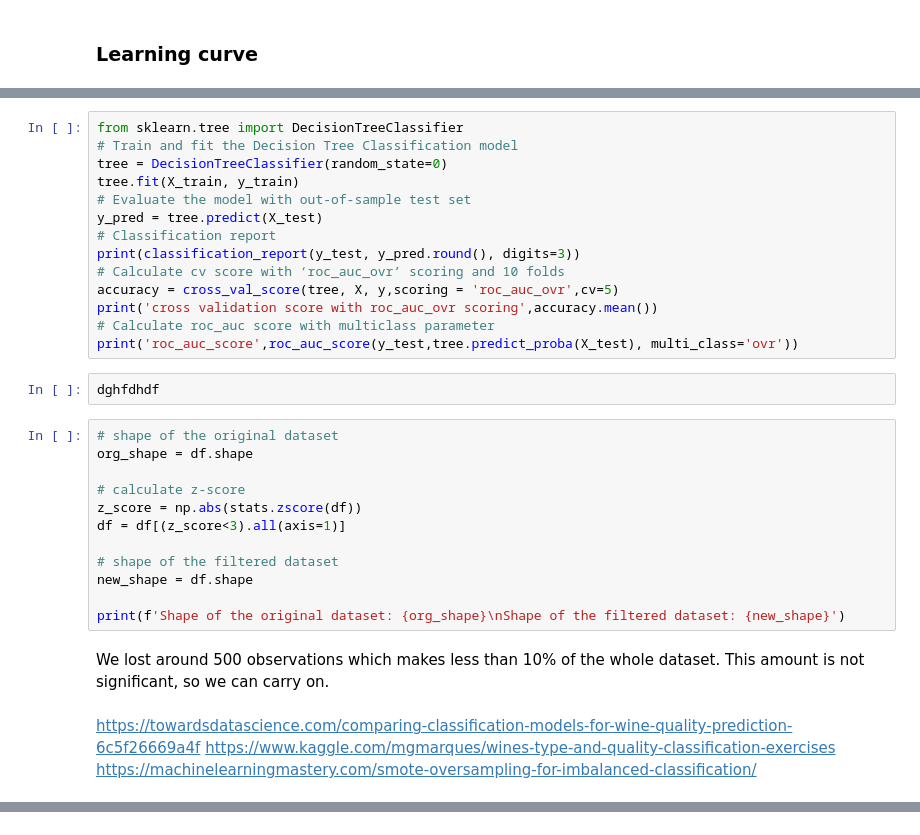
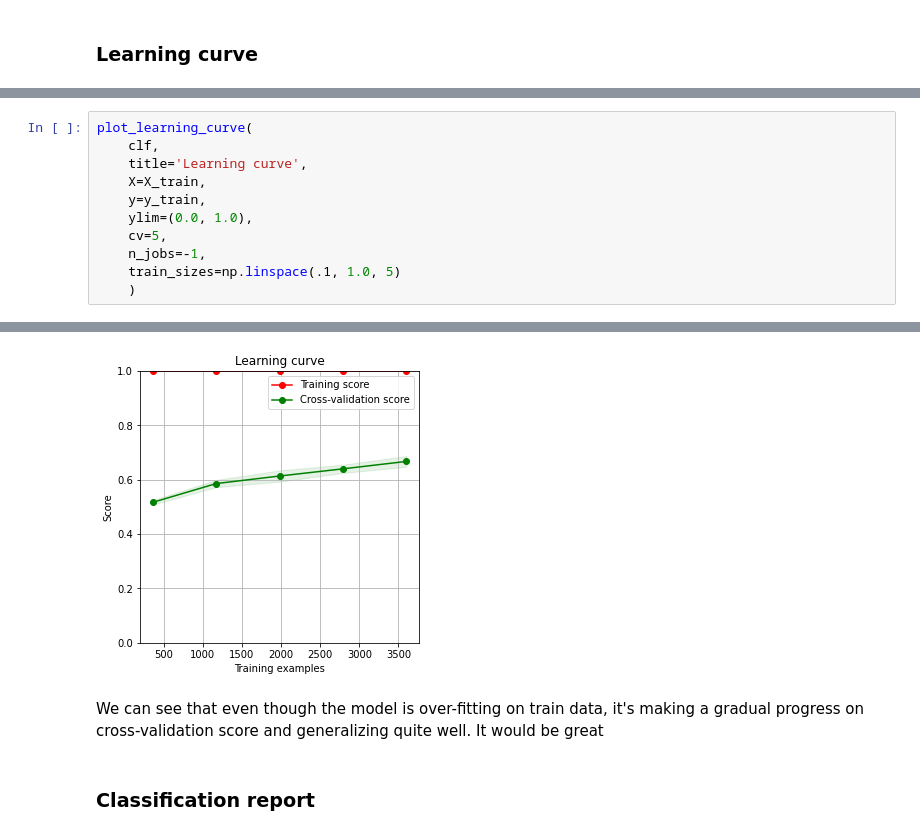
Before and after one commit to adamsiemaszkiewicz/winequality, a Jupyter notebook: DataCourage_wine.ipynb, the cells around one changed output, grey strips where cells are left out. Drawn from its saved outputs; the diff is of its cells as text.

```diff
--- a/DataCourage_wine.ipynb
+++ b/DataCourage_wine.ipynb
@@ -1105,34 +863,12 @@ NameError: ignored
-# %%
-from sklearn.tree import DecisionTreeClassifier
-# Train and fit the Decision Tree Classification model
-tree = DecisionTreeClassifier(random_state=0)
-tree.fit(X_train, y_train)
-# Evaluate the model with out-of-sample test set
-y_pred = tree.predict(X_test)
-# Classification report
-print(classification_report(y_test, y_pred.round(), digits=3))
-# Calculate cv score with ‘roc_auc_ovr’ scoring and 10 folds
-accuracy = cross_val_score(tree, X, y,scoring = 'roc_auc_ovr',cv=5)
-print('cross validation score with roc_auc_ovr scoring',accuracy.mean())
-# Calculate roc_auc score with multiclass parameter
-print('roc_auc_score',roc_auc_score(y_test,tree.predict_proba(X_test), multi_class='ovr'))
-# %%
-dghfdhdf
-# %%
-# shape of the original dataset
-org_shape = df.shape
-
-# calculate z-score
-z_score = np.abs(stats.zscore(df))
-df = df[(z_score<3).all(axis=1)]
-
-# shape of the filtered dataset
-new_shape = df.shape
-
-print(f'Shape of the original dataset: {org_shape}\nShape of the filtered dataset: {new_shape}')
-# %% [markdown]
-We lost around 500 observations which makes less than 10% of the whole dataset. This amount is not significant, so we can carry on.
-# %% [markdown]
-https://towardsdatascience.com/comparing-classification-models-for-wine-quality-prediction-6c5f26669a4f
-https://www.kaggle.com/mgmarques/wines-type-and-quality-classification-exercises
-https://machinelearningmastery.com/smote-oversampling-for-imbalanced-classification/
+# %%
+plot_learning_curve(
+    clf,
+    title='Learning curve',
+    X=X_train,
+    y=y_train,
+    ylim=(0.0, 1.0),
+    cv=5,
+    n_jobs=-1,
+    train_sizes=np.linspace(.1, 1.0, 5)
+    )
+# %% [output]
@@ -1138,0 +876,5 @@ https://machinelearningmastery.com/smote-oversampling-for-imbalanced-classificat
+[figure, added]
+# %% [markdown]
+We can see that even though the model is over-fitting on train data, it's making a gradual progress on cross-validation score and generalizing quite well. It would be great
+# %% [markdown]
+### Classification report
```
Also changed, not shown: parts of 92 cells of this notebook.
